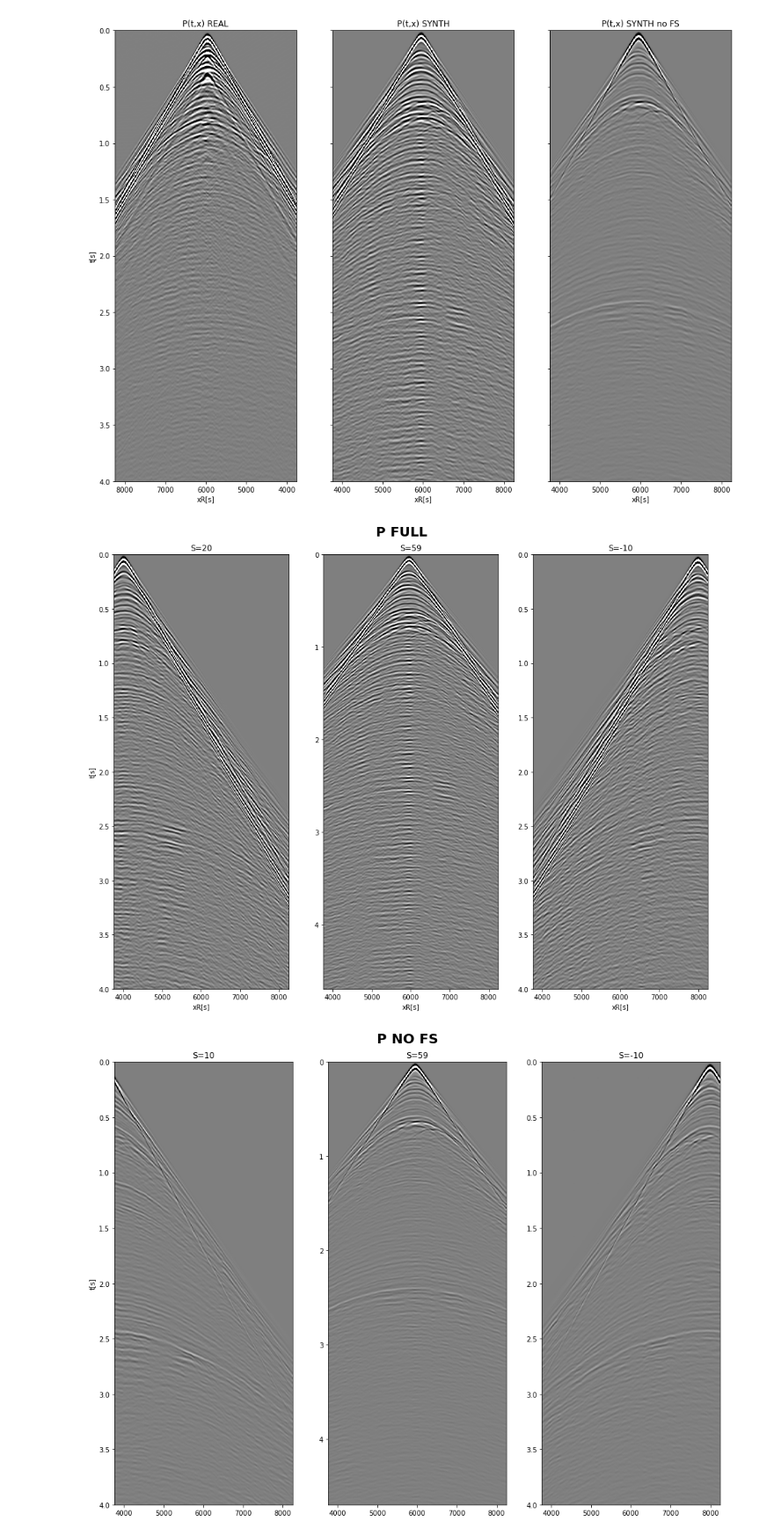
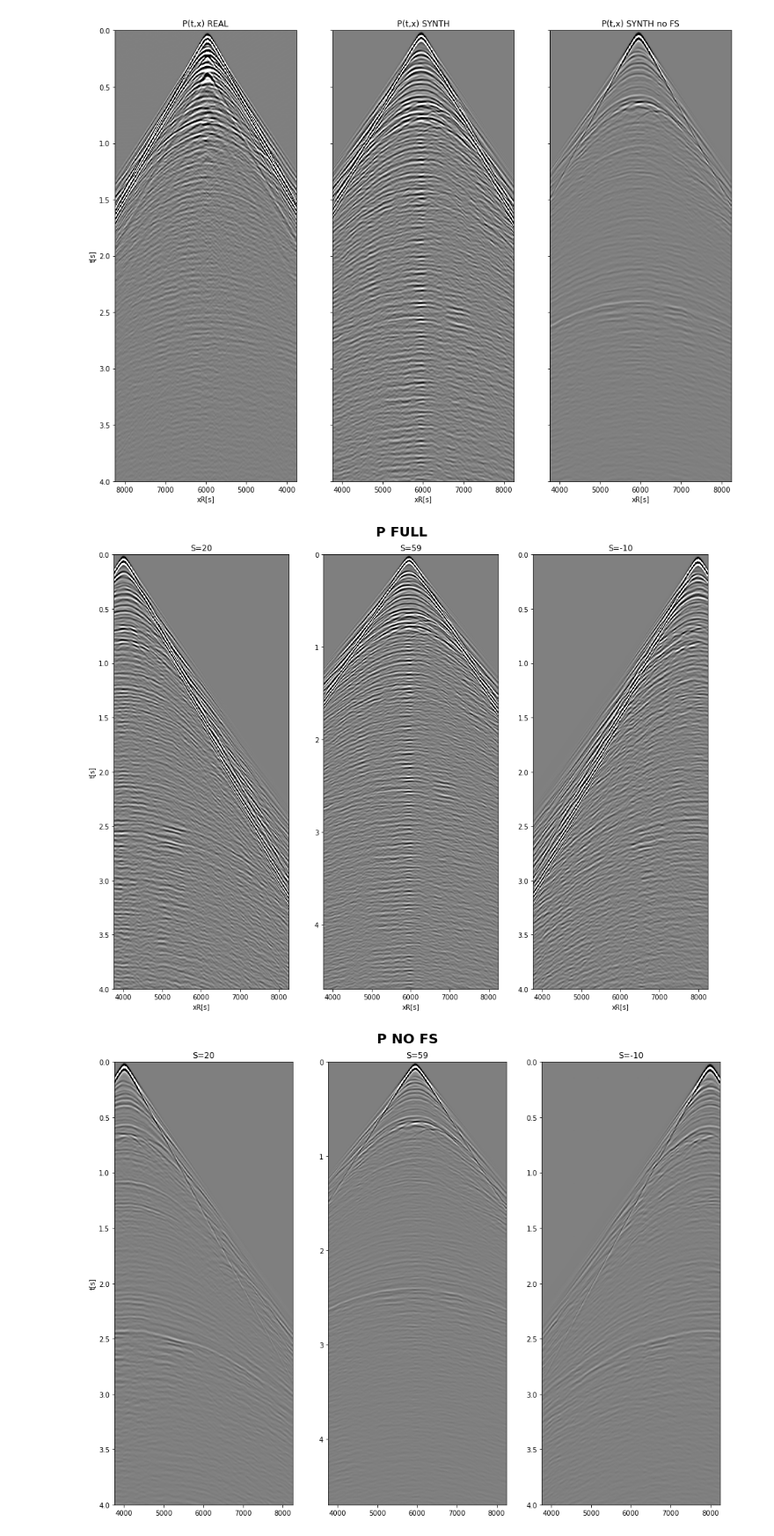
Before and after one commit to DIG-Kaust/VolveSynthetic, a Jupyter notebook: Visualization/MainData.ipynb, the cells around one changed output. Shown at 88% size. Cells and saved outputs as stored; diff of their text form; code cells hidden in the pictures.

```diff
--- a/Visualization/MainData.ipynb
+++ b/Visualization/MainData.ipynb
@@ -149,10 +149,10 @@ plt.savefig('../Figures/Volve_synthdata_p.png')
 
 fig, axs = plt.subplots(1, 3, figsize=(16, 12))
 fig.suptitle('P NO FS', y=0.93, fontsize=20, fontweight='bold')
-axs[0].imshow(psynth_nofs[10].T, cmap='gray', vmin=-1e3, vmax=1e3,
+axs[0].imshow(psynth_nofs[20].T, cmap='gray', vmin=-1e3, vmax=1e3,
               extent = (rsynth[0,0],rsynth[0,-1], tsynth[-1], tsynth[0]))
 axs[0].set_ylabel('t[s]')
-axs[0].set_title('S=10')
+axs[0].set_title('S=20')
 axs[0].axis('tight')
 axs[0].set_ylim(4, 0)
 axs[1].imshow(psynth_nofs[59].T, cmap='gray', vmin=-1e3, vmax=1e3,
@@ -163,32 +163,32 @@ axs[2].imshow(psynth_nofs[-10].T, cmap='gray', vmin=-1e3, vmax=1e3,
               extent = (rsynth[0,0],rsynth[0,-1], tsynth[-1], tsynth[0]))
 axs[2].set_title('S=-10')
 axs[2].axis('tight')
 axs[2].set_ylim(4, 0)
 plt.savefig('../Figures/Volve_synthdata_pnofs.png')
 
 fig, axs = plt.subplots(1, 3, figsize=(16, 12))
 fig.suptitle('P NO SEA', y=0.93, fontsize=20, fontweight='bold')
 axs[0].imshow(psynth_nosea[10].T, cmap='gray', vmin=-1e3, vmax=1e3,
               extent = (rsynth[0,0],rsynth[0,-1], tsynth[-1], tsynth[0]))
 axs[0].set_ylabel('t[s]')
 axs[0].set_xlabel('xR[s]')
 axs[0].set_ylabel('t[s]')
 axs[0].set_title('S=10')
 axs[0].axis('tight')
 axs[0].set_ylim(4, 0)
 axs[1].imshow(psynth_nosea[90].T, cmap='gray', vmin=-1e3, vmax=1e3,
               extent = (rsynth[0,0],rsynth[0,-1], tsynth[-1], tsynth[0]))
 axs[1].set_xlabel('xR[s]')
 axs[1].set_title('S=90')
 axs[1].axis('tight')
 axs[2].imshow(psynth_nosea[-10].T, cmap='gray', vmin=-1e3, vmax=1e3,
               extent = (rsynth[0,0],rsynth[0,-1], tsynth[-1], tsynth[0]))
 axs[2].set_xlabel('xR[s]')
 axs[2].set_title('S=-10')
 axs[2].axis('tight')
 axs[2].set_ylim(4, 0)
 plt.savefig('../Figures/Volve_synthdata_pnosea.png');
 # %% [output]
 [figure]
-[figure, old version]
+[figure, new version]
 [figure]
```
Also changed, not shown: parts of 1 cell of this notebook, 16 other files.
